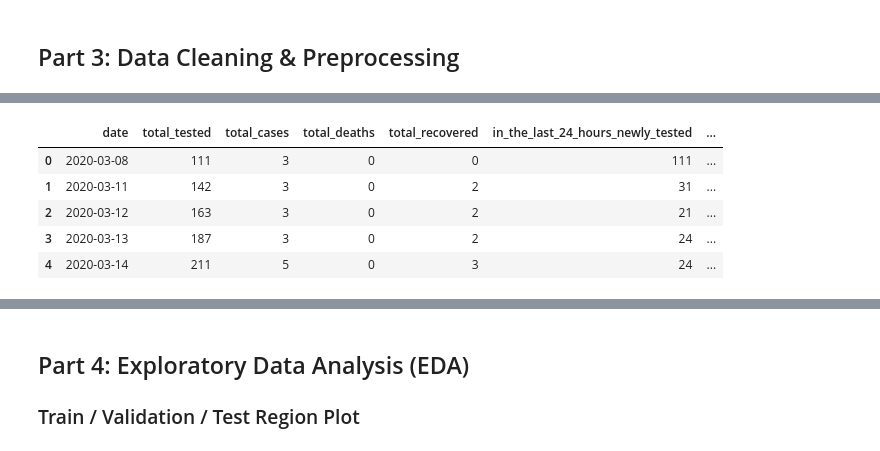
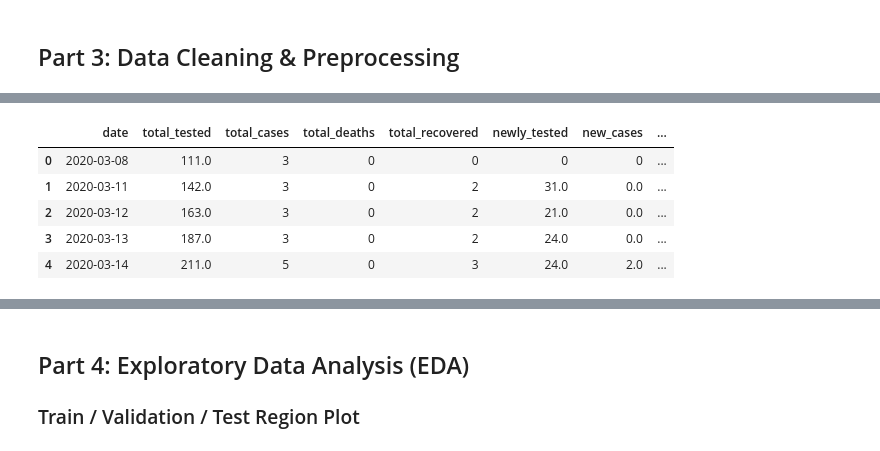
Before and after one commit to Sahadat97/COVID-19-Bangladesh-EDA-and-Daily-Cases-Prediction, a Jupyter notebook: COVID19_Bangladesh.ipynb, the cells around one changed output, grey strips where cells are left out. Cells and saved outputs as stored; diff of their text form; code cells hidden in the pictures.

Commit message:
Adjusting new data source from Wikipedia, since it has changed the table structure

```diff
--- a/COVID19_Bangladesh.ipynb
+++ b/COVID19_Bangladesh.ipynb
@@ -121,0 +167,4 @@ df.head()
+# %%
+# Delete note column since it doesn't contain any info
+df.drop(columns=['notes'], inplace=True)
+df.head()
@@ -121,0 +178,4 @@ df.head()
+# %%
+# Fixed total tested colums since it contains reference number for wikipedia
+df['total_tested'] = df['total_tested'].astype(str).str.replace(r'\[.*?\]', '', regex=True)
+df.head()
@@ -161,10 +232,0 @@ Current columns:
-# %%
-# The `clean_names` function has already processed the column names.
-# Based on df_raw inspection, an 'unnamed_0' column is often present
-# from `pd.read_html` if the table has an index column.
-# We will drop this `unnamed_0` column, as it's not data.
-
-if 'unnamed_0' in df.columns:
-    df = df.drop(columns=['unnamed_0'])
-
-df.head()
@@ -178,50 +233,26 @@ df.head()
 # %%
-# ── Parse date column (equivalent to lubridate::ymd) ─────────────────────────
+# ── Parse date column  ──
 df['date'] = pd.to_datetime(df['date'], errors='coerce')
 
-# ── Fix specific cells — R: df[12,2]<-433  and  df[12,6]<-36 ────────────────
-#    (row index 11 in Python because 0-based; col positions 1 and 5)
-#    Mapping to column names: total_tested and in_the_last_24_hours_newly_tested
-df.loc[11, 'total_tested'] = 433
-df.loc[11, 'in_the_last_24_hours_newly_tested'] = 36
 
-# ── Fill NA in daily-change columns with 0 (R: if_else(is.na(...), "0", ...)) ─
+# ── Fill NA in daily-change columns with 0 ──
 daily_cols = [
-    'in_the_last_24_hours_newly_tested',
-    'in_the_last_24_hours_new_cases',
-    'in_the_last_24_hours_new_deaths',
-    'in_the_last_24_hours_newly_recovered',
+    'newly_tested',
+    'new_cases',
+    'new_deaths',
+    'newly_recovered',
 ]
 df[daily_cols] = df[daily_cols].fillna('0')
 
-# ── Split day_of_pandemic_outbreak into two columns ───────────────────────────
-#    The Python data scraping results in 'day_of_pandemic' and 'day_of_outbreak'
-#    already as separate columns, unlike the R `htmltab` output.
-#    Therefore, the splitting step from the original R code is not needed.
-#    The following commented-out lines are removed:
-#
-# df[['day_of_pandemic', 'day_of_outbreak']] = (
-#     df['day_of_pandemic_outbreak']
-#       .astype(str)
-#       .str.split('/', expand=True)
-#       .iloc[:, :2]
-# )
-# df.drop(columns=['day_of_pandemic_outbreak'], inplace=True)
-
-
-# ── Fix first rows (R: df[1,10]<-0  and  df[1:3,11]<-0) ─────────────────────
-#    These are corrections to specific values in the 'day_of_pandemic' and 'day_of_outbreak' columns.
-df.loc[df.index[0], 'day_of_pandemic'] = 0
-df.loc[df.index[0:3], 'day_of_outbreak'] = 0
 
 df.head()
 # %% [output]
-|  | date | total_tested | total_cases | total_deaths | total_recovered | in_the_last_24_hours_newly_tested | ... |
-| 0 | 2020-03-08 | 111 | 3 | 0 | 0 | 111 | ... |
-| 1 | 2020-03-11 | 142 | 3 | 0 | 2 | 31 | ... |
-| 2 | 2020-03-12 | 163 | 3 | 0 | 2 | 21 | ... |
-| 3 | 2020-03-13 | 187 | 3 | 0 | 2 | 24 | ... |
-| 4 | 2020-03-14 | 211 | 5 | 0 | 3 | 24 | ... |
+|  | date | total_tested | total_cases | total_deaths | total_recovered | newly_tested | new_cases | ... |
+| 0 | 2020-03-08 | 111.0 | 3 | 0 | 0 | 0 | 0 | ... |
+| 1 | 2020-03-11 | 142.0 | 3 | 0 | 2 | 31.0 | 0.0 | ... |
+| 2 | 2020-03-12 | 163.0 | 3 | 0 | 2 | 21.0 | 0.0 | ... |
+| 3 | 2020-03-13 | 187.0 | 3 | 0 | 2 | 24.0 | 0.0 | ... |
+| 4 | 2020-03-14 | 211.0 | 5 | 0 | 3 | 24.0 | 2.0 | ... |
 # %%
 # ── Convert all non-date columns to numeric (strip commas first) ──────────────
 
```
Also changed, not shown: parts of 11 cells of this notebook.
